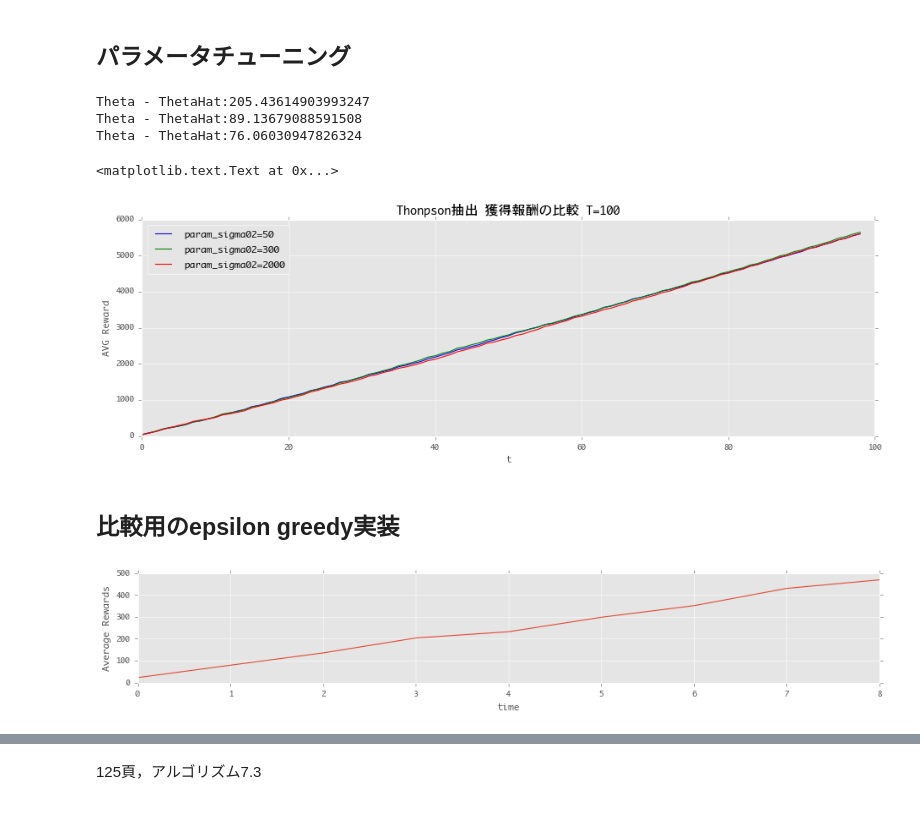
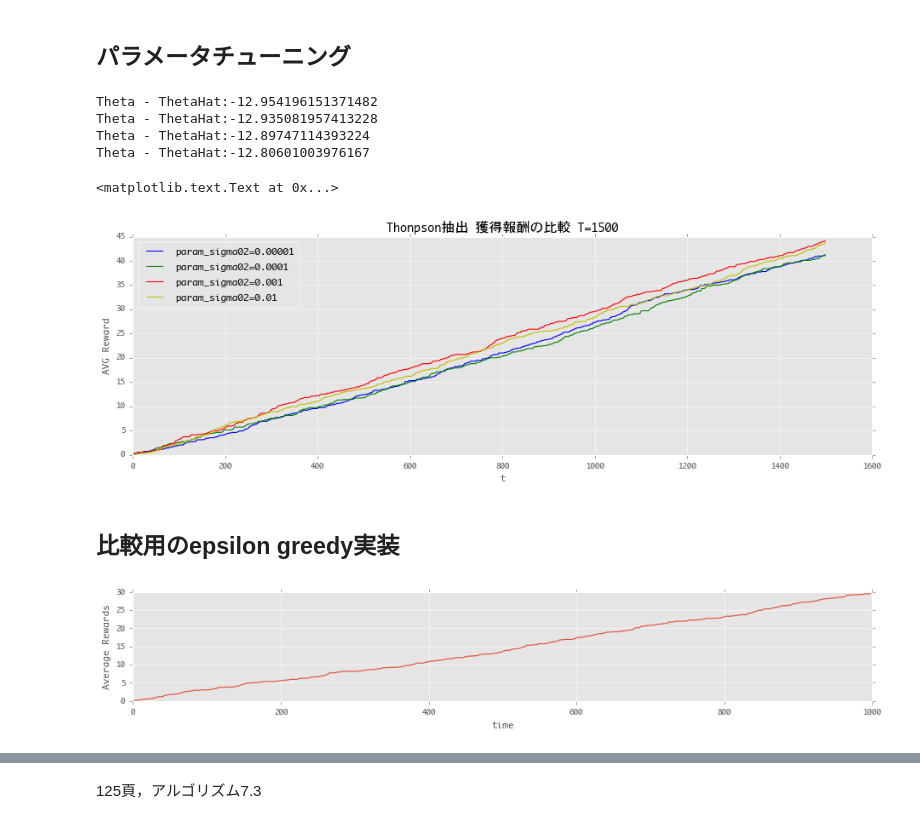
Before and after one commit to hagino3000/notebooks, a Jupyter notebook: MLP_bandit/Chap7_binary_reward.ipynb, the cells around one changed output, grey strips where cells are left out. Cells and saved outputs as stored; diff of their text form; code cells hidden in the pictures.

```diff
--- a/MLP_bandit/Chap7_binary_reward.ipynb
+++ b/MLP_bandit/Chap7_binary_reward.ipynb
@@ -271,7 +264,9 @@ Theta - ThetaHat:1.9998601400832263
 # %% [markdown]
 ## パラメータチューニング
 # %%
-rewards_1 = run_linucb_test(T=100, trial=10, param_alpha=0.5, plot=False)
-rewards_2 = run_linucb_test(T=100, trial=10, param_alpha=1, plot=False)
-rewards_3 = run_linucb_test(T=100, trial=10, param_alpha=10, plot=False)
+T = 1500
+rewards_1 = run_linucb_test(T=T, trial=5, param_alpha=0.5, plot=False)
+rewards_2 = run_linucb_test(T=T, trial=5, param_alpha=1, plot=False)
+rewards_3 = run_linucb_test(T=T, trial=5, param_alpha=10, plot=False)
+rewards_4 = run_linucb_test(T=T, trial=5, param_alpha=50, plot=False)
 # %% [output]
@@ -309,7 +306,7 @@ b \leftarrow 0. \ //\ サイズ |a| のベクトル \\
 \mathrm{end\ for}
 $
 # %%
-def thompson_sampling(T=1000, input_sigma2=600, param_sigma02=300):
+def thompson_sampling(T=1000, input_sigma2=0.0001, param_sigma02=0.0001):
     A_inv = np.matrix((param_sigma02/input_sigma2)*np.identity(len(actions)))
     b = np.zeros(len(theta))
 
@@ -334,7 +331,7 @@ def thompson_sampling(T=1000, input_sigma2=600, param_sigma02=300):
         rewards.append(reward)
     return theta_hat, np.array(rewards), b
 # %%
-def run_thompson_test(T, trial, param_sigma02=300, plot=True):
+def run_thompson_test(T, trial, param_sigma02=0.0002, plot=True):
     rewards_result = []
     loss_result = []
     for _ in range(trial):
@@ -398,25 +382,29 @@ Theta - ThetaHat:51.86317058535004
 # %% [markdown]
 ## パラメータチューニング
 # %%
-rewards_1 = run_thompson_test(T=100, trial=10, param_sigma02=50, plot=False)
-rewards_2 = run_thompson_test(T=100, trial=10, param_sigma02=300, plot=False)
-rewards_3 = run_thompson_test(T=100, trial=10, param_sigma02=2000, plot=False)
+T = 1500
+rewards_1 = run_thompson_test(T=T, trial=10, param_sigma02=0.00001, plot=False)
+rewards_2 = run_thompson_test(T=T, trial=10, param_sigma02=0.0001, plot=False)
+rewards_3 = run_thompson_test(T=T, trial=10, param_sigma02=0.001, plot=False)
+rewards_4 = run_thompson_test(T=T, trial=10, param_sigma02=0.01, plot=False)
 # %% [output]
-Theta - ThetaHat:205.43614903993247
-Theta - ThetaHat:89.13679088591508
-Theta - ThetaHat:76.06030947826324
+Theta - ThetaHat:-12.954196151371482
+Theta - ThetaHat:-12.935081957413228
+Theta - ThetaHat:-12.89747114393224
+Theta - ThetaHat:-12.80601003976167
 # %%
 plt.figure(figsize=(14, 4))
-plt.plot(rewards_1, color='b', label='param_sigma02=50')
-plt.plot(rewards_2, color='g', label='param_sigma02=300')
-plt.plot(rewards_3, color='r', label='param_sigma02=2000')
+plt.plot(rewards_1, color='b', label='param_sigma02=0.00001')
+plt.plot(rewards_2, color='g', label='param_sigma02=0.0001')
+plt.plot(rewards_3, color='r', label='param_sigma02=0.001')
+plt.plot(rewards_4, color='y', label='param_sigma02=0.01')
 plt.ylabel('AVG Reward')
 plt.xlabel('t')
 plt.legend(loc='best')
-plt.title(u'Thonpson抽出 獲得報酬の比較 T=100')
+plt.title(u'Thonpson抽出 獲得報酬の比較 T={}'.format(T))
 # %% [output]
 <matplotlib.text.Text at 0x...>
-[figure, old version]
+[figure, new version]
 # %% [markdown]
 ## 比較用のepsilon greedy実装
 # %%
@@ -469,6 +457,6 @@ def run_epsilon_greedy_test(T, trial, plot=True):
         plt.plot(reward_gained_mean)
     return reward_gained_mean, selected_count_mean
 # %%
-_, selected_count = run_epsilon_greedy_test(10, trial=20, plot=True)
+_, selected_count = run_epsilon_greedy_test(1000, trial=10, plot=True)
 # %% [output]
-[figure, old version]
+[figure, new version]
```
Also changed, not shown: parts of 42 cells of this notebook.
